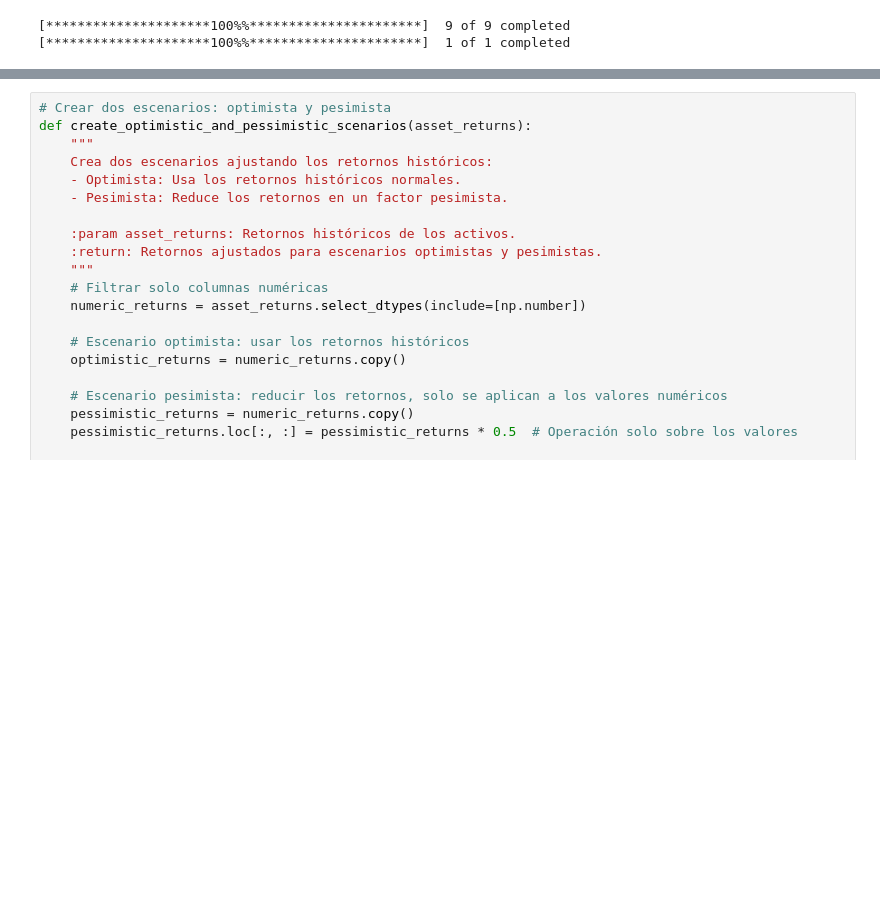
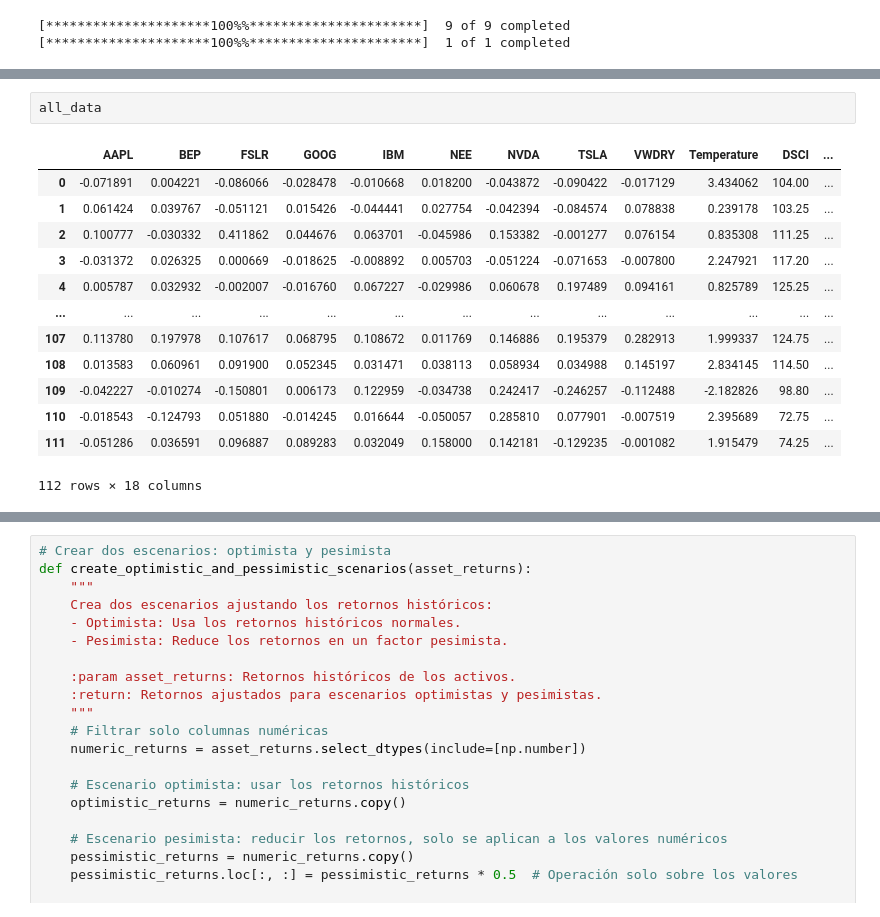
Before and after one commit to luisrc44/QAA-with-Climate-Change-and-ESG, a Jupyter notebook: QAA_wCC.ipynb, the cells around one changed output, grey strips where cells are left out. Cells and saved outputs as stored; diff of their text form; blank space fills up the shorter version.

```diff
--- a/QAA_wCC.ipynb
+++ b/QAA_wCC.ipynb
@@ -122,4 +122,20 @@ Valores predichos:
    4.92000000e+00  3.03032000e+02]]
+# %%
+all_data
+# %% [output]
+|  | AAPL | BEP | FSLR | GOOG | IBM | NEE | NVDA | TSLA | VWDRY | Temperature | DSCI | ... |
+| 0 | -0.071891 | 0.004221 | -0.086066 | -0.028478 | -0.010668 | 0.018200 | -0.043872 | -0.090422 | -0.017129 | 3.434062 | 104.00 | ... |
+| 1 | 0.061424 | 0.039767 | -0.051121 | 0.015426 | -0.044441 | 0.027754 | -0.042394 | -0.084574 | 0.078838 | 0.239178 | 103.25 | ... |
+| 2 | 0.100777 | -0.030332 | 0.411862 | 0.044676 | 0.063701 | -0.045986 | 0.153382 | -0.001277 | 0.076154 | 0.835308 | 111.25 | ... |
+| 3 | -0.031372 | 0.026325 | 0.000669 | -0.018625 | -0.008892 | 0.005703 | -0.051224 | -0.071653 | -0.007800 | 2.247921 | 117.20 | ... |
+| 4 | 0.005787 | 0.032932 | -0.002007 | -0.016760 | 0.067227 | -0.029986 | 0.060678 | 0.197489 | 0.094161 | 0.825789 | 125.25 | ... |
+| ... | ... | ... | ... | ... | ... | ... | ... | ... | ... | ... | ... | ... |
+| 107 | 0.113780 | 0.197978 | 0.107617 | 0.068795 | 0.108672 | 0.011769 | 0.146886 | 0.195379 | 0.282913 | 1.999337 | 124.75 | ... |
+| 108 | 0.013583 | 0.060961 | 0.091900 | 0.052345 | 0.031471 | 0.038113 | 0.058934 | 0.034988 | 0.145197 | 2.834145 | 114.50 | ... |
+| 109 | -0.042227 | -0.010274 | -0.150801 | 0.006173 | 0.122959 | -0.034738 | 0.242417 | -0.246257 | -0.112488 | -2.182826 | 98.80 | ... |
+| 110 | -0.018543 | -0.124793 | 0.051880 | -0.014245 | 0.016644 | -0.050057 | 0.285810 | 0.077901 | -0.007519 | 2.395689 | 72.75 | ... |
+| 111 | -0.051286 | 0.036591 | 0.096887 | 0.089283 | 0.032049 | 0.158000 | 0.142181 | -0.129235 | -0.001082 | 1.915479 | 74.25 | ... |
+112 rows × 18 columns
 # %%
 # Graficar las predicciones versus los datos originales
 for i, column in enumerate(all_data.columns):
```
Also changed, not shown: parts of 3 cells of this notebook, 2 other files.
